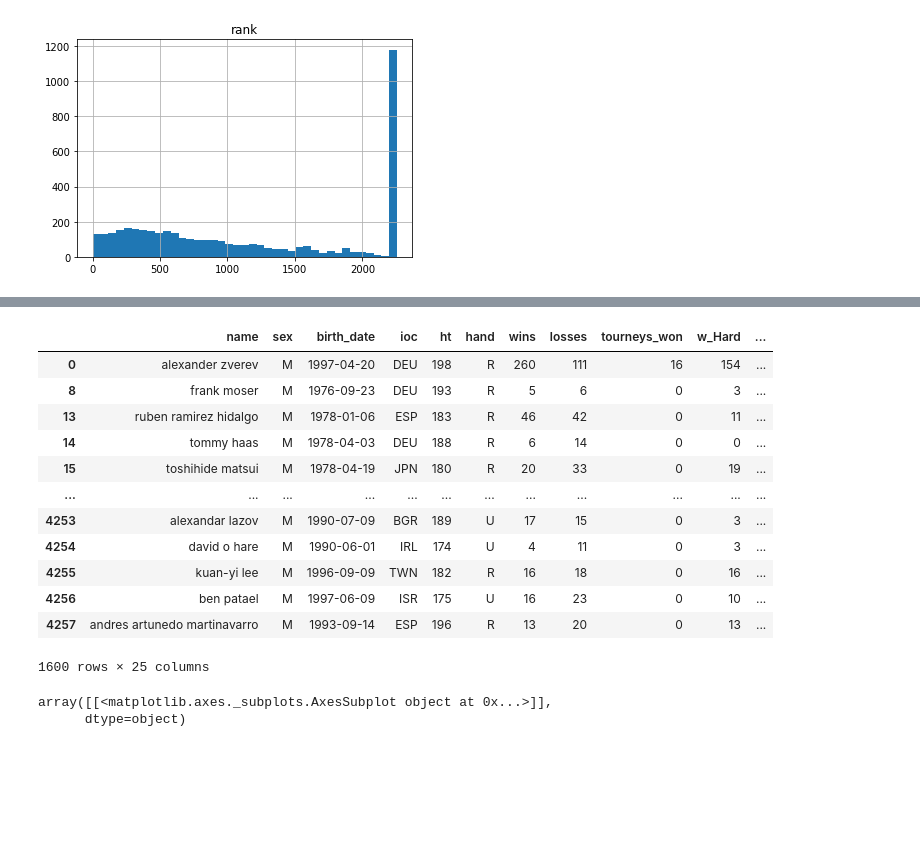
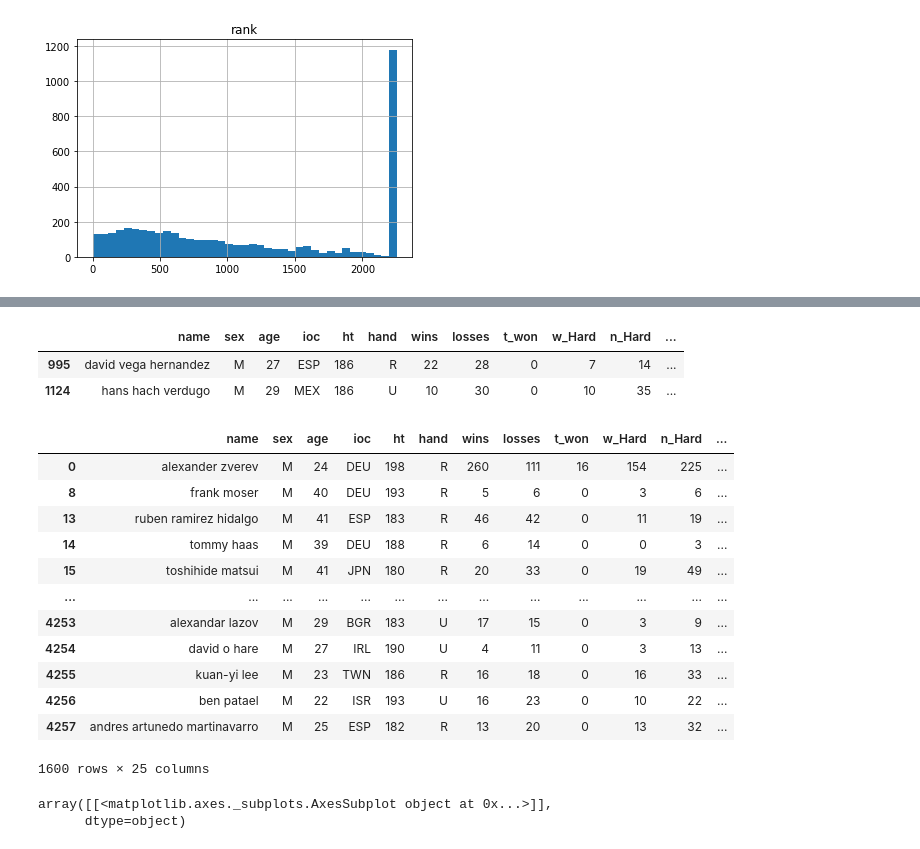
Before and after one commit to nikodallanoce/DataMiningProject, a Jupyter notebook: DM_14_TASK1/DM_14_data_preparation.ipynb, the cells around one changed output, grey strips where cells are left out. Saved outputs shown, nothing was run; the diff lists cells and outputs as text; code cells hidden in the pictures; blank space fills up the shorter version.

```diff
--- a/DM_14_TASK1/DM_14_data_preparation.ipynb
+++ b/DM_14_TASK1/DM_14_data_preparation.ipynb
@@ -525,8 +574,8 @@ def count_finals_by_player(count_winner=True):
         player, t_w = x[0], x[1]
         df_players.loc[df_players['name'] == player, feat[1]] = t_w
 # %%
-df_players.insert(len(df_players.columns), "tourneys_won", 0)
-df_players["tourneys_won"] = df_players["tourneys_won"].astype("Int64", errors="ignore")
+df_players.insert(len(df_players.columns), "t_won", 0)
+df_players["t_won"] = df_players["t_won"].astype("Int64", errors="ignore")
 count_finals_by_player()
 # %%
 fig, (ax1, ax2) = plt.pyplot.subplots(1, 2, figsize=(16, 5))
@@ -570,4 +625,4 @@ df_players[df_players["n_matches_Carpet"]!=0][["w_Carpet"]].sum()
 w_Carpet    11
 dtype: int64
 # %%
-df_players = df_players.drop(["w_Carpet", "n_matches_Carpet"], axis=1)
+df_players = df_players.drop(["w_Carpet", "n_Carpet"], axis=1)
@@ -633,18 +713,24 @@ array([[<matplotlib.axes._subplots.AxesSubplot object at 0x...>]],
+# %%
+df_players_matches[df_players_matches["rank"]>1800]
+# %% [output]
+|  | name | sex | age | ioc | ht | hand | wins | losses | t_won | w_Hard | n_Hard | ... |
+| 995 | david vega hernandez | M | 27 | ESP | 186 | R | 22 | 28 | 0 | 7 | 14 | ... |
+| 1124 | hans hach verdugo | M | 29 | MEX | 186 | U | 10 | 30 | 0 | 10 | 35 | ... |
 # %%
-df_players_matches = df_players.drop(index=df_players[df_players["wins"] + df_players["losses"]<10].index)
-df_players_matches
+df_players = df_players.drop(index=df_players[df_players["wins"] + df_players["losses"]<10].index)
+df_players
 # %% [output]
-|  | name | sex | birth_date | ioc | ht | hand | wins | losses | tourneys_won | w_Hard | ... |
-| 0 | alexander zverev | M | 1997-04-20 | DEU | 198 | R | 260 | 111 | 16 | 154 | ... |
-| 8 | frank moser | M | 1976-09-23 | DEU | 193 | R | 5 | 6 | 0 | 3 | ... |
-| 13 | ruben ramirez hidalgo | M | 1978-01-06 | ESP | 183 | R | 46 | 42 | 0 | 11 | ... |
-| 14 | tommy haas | M | 1978-04-03 | DEU | 188 | R | 6 | 14 | 0 | 0 | ... |
-| 15 | toshihide matsui | M | 1978-04-19 | JPN | 180 | R | 20 | 33 | 0 | 19 | ... |
-| ... | ... | ... | ... | ... | ... | ... | ... | ... | ... | ... | ... |
-| 4253 | alexandar lazov | M | 1990-07-09 | BGR | 189 | U | 17 | 15 | 0 | 3 | ... |
-| 4254 | david o hare | M | 1990-06-01 | IRL | 174 | U | 4 | 11 | 0 | 3 | ... |
-| 4255 | kuan-yi lee | M | 1996-09-09 | TWN | 182 | R | 16 | 18 | 0 | 16 | ... |
-| 4256 | ben patael | M | 1997-06-09 | ISR | 175 | U | 16 | 23 | 0 | 10 | ... |
-| 4257 | andres artunedo martinavarro | M | 1993-09-14 | ESP | 196 | R | 13 | 20 | 0 | 13 | ... |
+|  | name | sex | age | ioc | ht | hand | wins | losses | t_won | w_Hard | n_Hard | ... |
+| 0 | alexander zverev | M | 24 | DEU | 198 | R | 260 | 111 | 16 | 154 | 225 | ... |
+| 8 | frank moser | M | 40 | DEU | 193 | R | 5 | 6 | 0 | 3 | 6 | ... |
+| 13 | ruben ramirez hidalgo | M | 41 | ESP | 183 | R | 46 | 42 | 0 | 11 | 19 | ... |
+| 14 | tommy haas | M | 39 | DEU | 188 | R | 6 | 14 | 0 | 0 | 3 | ... |
+| 15 | toshihide matsui | M | 41 | JPN | 180 | R | 20 | 33 | 0 | 19 | 49 | ... |
+| ... | ... | ... | ... | ... | ... | ... | ... | ... | ... | ... | ... | ... |
+| 4253 | alexandar lazov | M | 29 | BGR | 183 | U | 17 | 15 | 0 | 3 | 9 | ... |
+| 4254 | david o hare | M | 27 | IRL | 190 | U | 4 | 11 | 0 | 3 | 13 | ... |
+| 4255 | kuan-yi lee | M | 23 | TWN | 186 | R | 16 | 18 | 0 | 16 | 33 | ... |
+| 4256 | ben patael | M | 22 | ISR | 193 | U | 16 | 23 | 0 | 10 | 22 | ... |
+| 4257 | andres artunedo martinavarro | M | 25 | ESP | 182 | R | 13 | 20 | 0 | 13 | 32 | ... |
 1600 rows × 25 columns
 # %%
```
Also changed, not shown: parts of 123 cells of this notebook.
